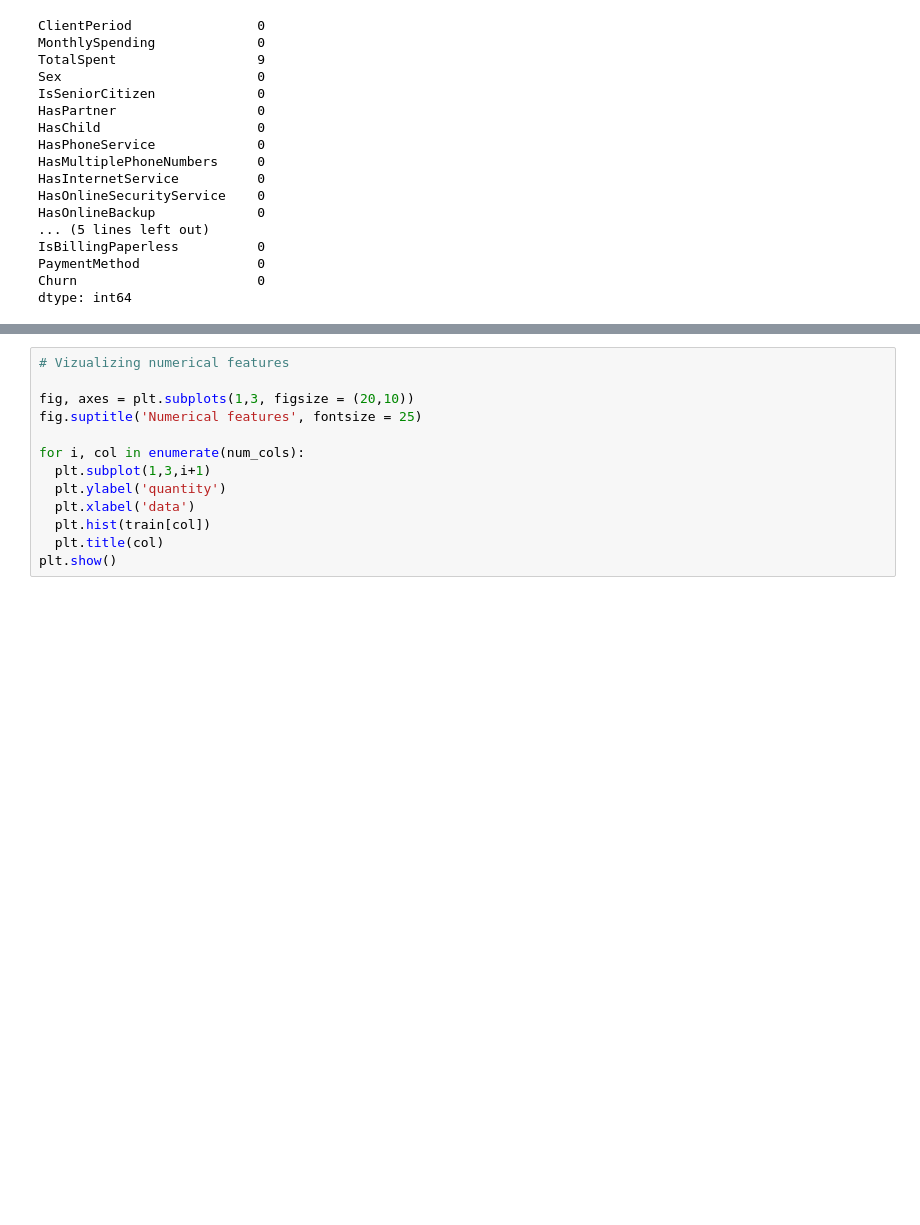
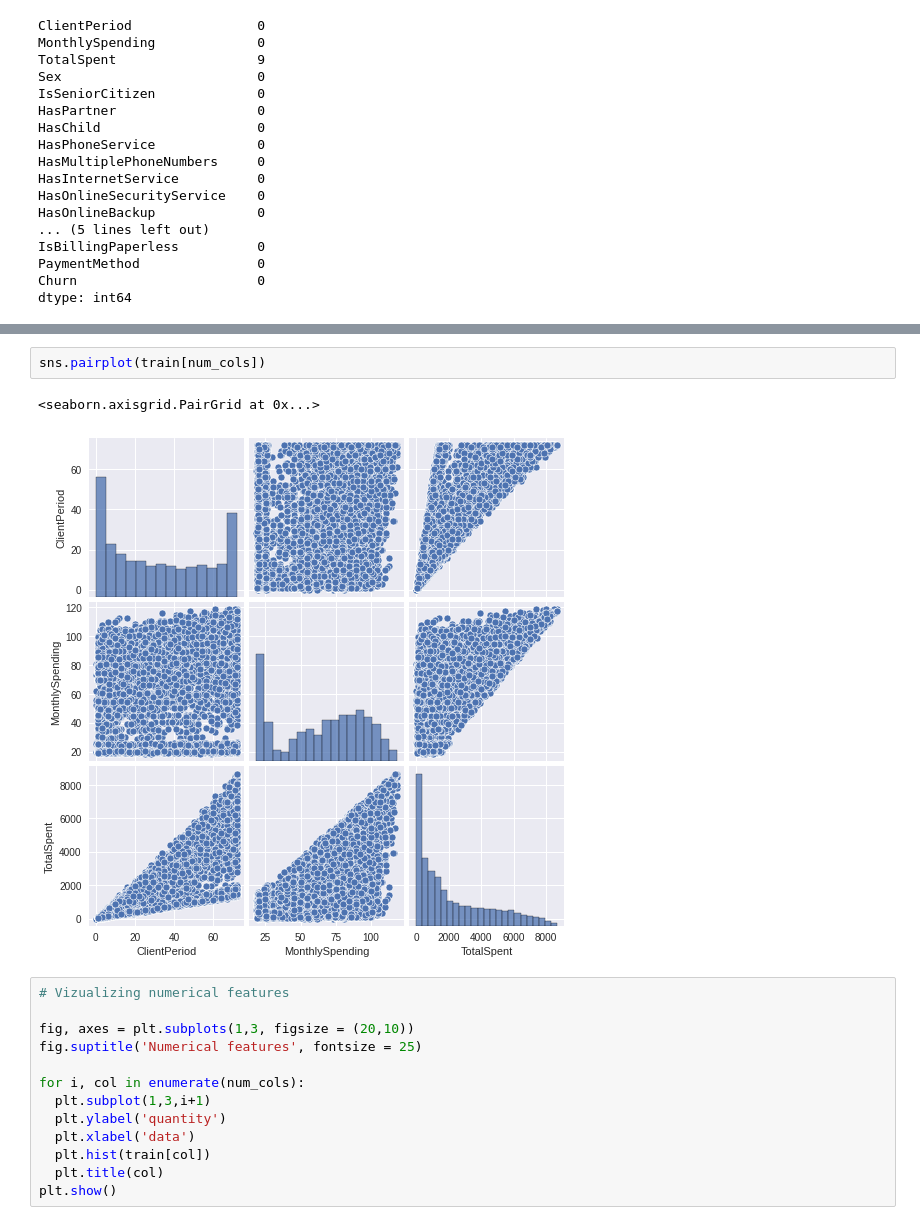
Before and after one commit to SlipShabby/DLSchool, a Jupyter notebook: DL_autumn2021/DL_intermediate/kaggle_prediction/Kaggle_prediction.ipynb, the cells around one changed output, grey strips where cells are left out. Saved outputs shown, nothing was run; the diff lists cells and outputs as text; blank space fills up the shorter version.

```diff
--- a/DL_autumn2021/DL_intermediate/kaggle_prediction/Kaggle_prediction.ipynb
+++ b/DL_autumn2021/DL_intermediate/kaggle_prediction/Kaggle_prediction.ipynb
@@ -264,3 +353,8 @@ train[train.TotalSpent.isnull()]
+# %%
+sns.pairplot(train[num_cols])
+# %% [output]
+<seaborn.axisgrid.PairGrid at 0x...>
+[figure, added]
 # %%
 # Vizualizing numerical features
 
```
Also changed, not shown: parts of 16 cells of this notebook.
